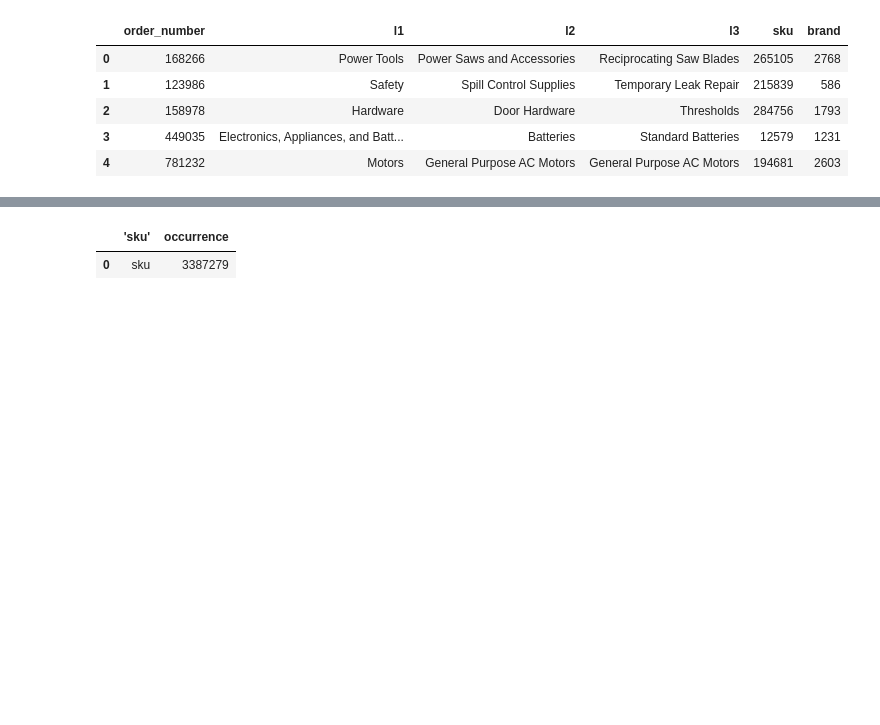
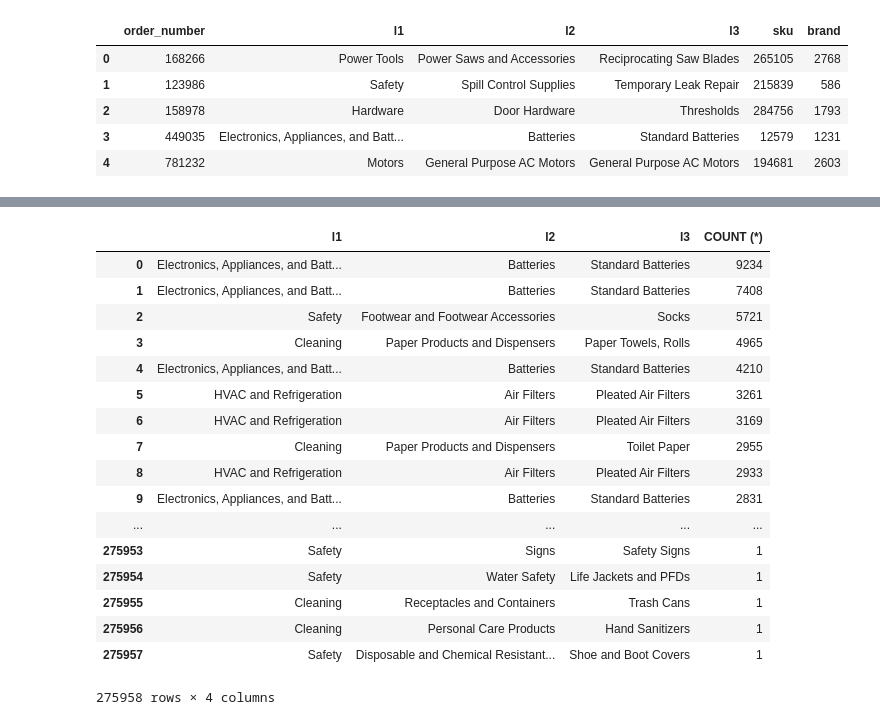
Before and after one commit to deejayrusso/E-Commerce-Recommendations, a Jupyter notebook: E-Commerce Recommendation Notebook.ipynb, the cells around one changed output, grey strips where cells are left out. Saved outputs shown, nothing was run; the diff lists cells and outputs as text; code cells hidden in the pictures; blank space fills up the shorter version.

```diff
--- a/E-Commerce Recommendation Notebook.ipynb
+++ b/E-Commerce Recommendation Notebook.ipynb
@@ -38,5 +63,24 @@ allTransaction.to_sql("all_trans", con, if_exists="replace", index=False)
 # %%
-pd.read_sql_query("SELECT 'sku', COUNT('sku') AS 'occurrence' FROM 'aNs_transactions' GROUP BY 'sku' ORDER BY COUNT('occurence') DESC;", con)
+# See what sells the most with ALL transactons
+pd.read_sql_query("SELECT l1,l2, l3, COUNT (*) FROM all_trans GROUP BY sku ORDER BY COUNT(*) DESC;", con)
+
+# Batteries are most sold item
 # %% [output]
-|  | 'sku' | occurrence |
-| 0 | sku | 3387279 |
+|  | l1 | l2 | l3 | COUNT (*) |
+| 0 | Electronics, Appliances, and Batt... | Batteries | Standard Batteries | 9234 |
+| 1 | Electronics, Appliances, and Batt... | Batteries | Standard Batteries | 7408 |
+| 2 | Safety | Footwear and Footwear Accessories | Socks | 5721 |
+| 3 | Cleaning | Paper Products and Dispensers | Paper Towels, Rolls | 4965 |
+| 4 | Electronics, Appliances, and Batt... | Batteries | Standard Batteries | 4210 |
+| 5 | HVAC and Refrigeration | Air Filters | Pleated Air Filters | 3261 |
+| 6 | HVAC and Refrigeration | Air Filters | Pleated Air Filters | 3169 |
+| 7 | Cleaning | Paper Products and Dispensers | Toilet Paper | 2955 |
+| 8 | HVAC and Refrigeration | Air Filters | Pleated Air Filters | 2933 |
+| 9 | Electronics, Appliances, and Batt... | Batteries | Standard Batteries | 2831 |
+| ... | ... | ... | ... | ... |
+| 275953 | Safety | Signs | Safety Signs | 1 |
+| 275954 | Safety | Water Safety | Life Jackets and PFDs | 1 |
+| 275955 | Cleaning | Receptacles and Containers | Trash Cans | 1 |
+| 275956 | Cleaning | Personal Care Products | Hand Sanitizers | 1 |
+| 275957 | Safety | Disposable and Chemical Resistant... | Shoe and Boot Covers | 1 |
+275958 rows × 4 columns
```
Also changed, not shown: parts of 1 cell of this notebook.
